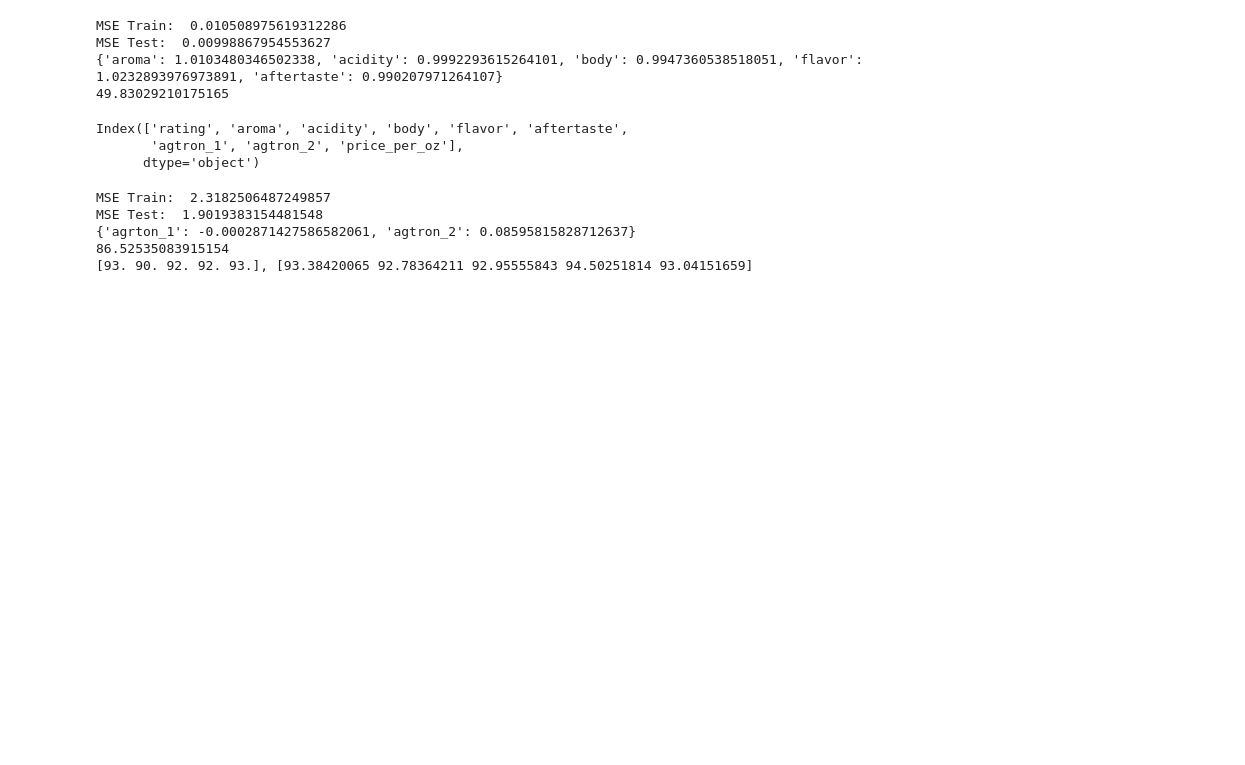
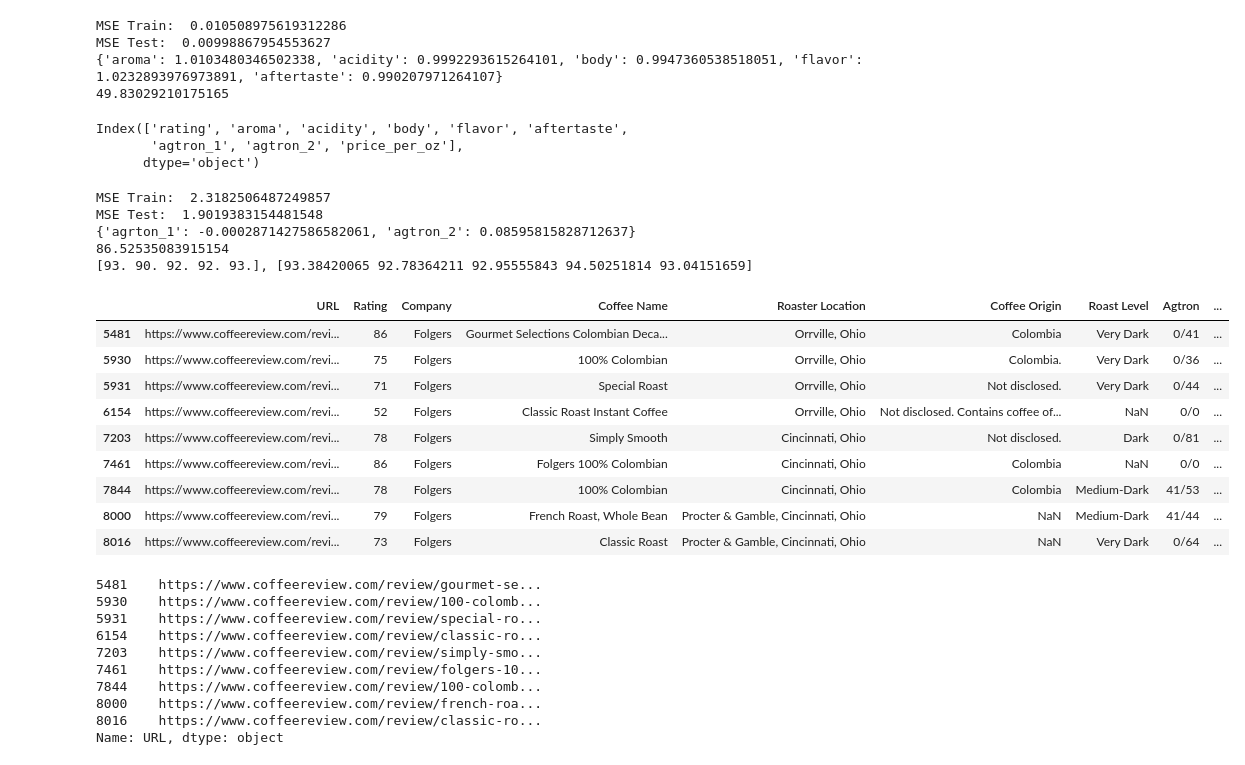
Before and after one commit to jaycob-melton/coffee-rating, a Jupyter notebook: notebooks/eda.ipynb, the cells around one changed output. Cells and saved outputs as stored; diff of their text form; code cells hidden in the pictures; blank space fills up the shorter version.

```diff
--- a/eda.ipynb
+++ b/notebooks/eda.ipynb
@@ -365,3 +807,30 @@ MSE Test:  1.9019383154481548
 {'agrton_1': -0.0002871427586582061, 'agtron_2': 0.08595815828712637}
 86.52535083915154
 [93. 90. 92. 92. 93.], [93.38420065 92.78364211 92.95555843 94.50251814 93.04151659]
+# %%
+import pandas as pd
+
+df = pd.read_csv("reviews_to_2020.csv")
+display(df[df["Company"] == "Folgers"])
+display(df[df["Company"] == "Folgers"]["URL"])
+# %% [output]
+|  | URL | Rating | Company | Coffee Name | Roaster Location | Coffee Origin | Roast Level | Agtron | ... |
+| 5481 | https://www.coffeereview.com/revi... | 86 | Folgers | Gourmet Selections Colombian Deca... | Orrville, Ohio | Colombia | Very Dark | 0/41 | ... |
+| 5930 | https://www.coffeereview.com/revi... | 75 | Folgers | 100% Colombian | Orrville, Ohio | Colombia. | Very Dark | 0/36 | ... |
+| 5931 | https://www.coffeereview.com/revi... | 71 | Folgers | Special Roast | Orrville, Ohio | Not disclosed. | Very Dark | 0/44 | ... |
+| 6154 | https://www.coffeereview.com/revi... | 52 | Folgers | Classic Roast Instant Coffee | Orrville, Ohio | Not disclosed. Contains coffee of... | NaN | 0/0 | ... |
+| 7203 | https://www.coffeereview.com/revi... | 78 | Folgers | Simply Smooth | Cincinnati, Ohio | Not disclosed. | Dark | 0/81 | ... |
+| 7461 | https://www.coffeereview.com/revi... | 86 | Folgers | Folgers 100% Colombian | Cincinnati, Ohio | Colombia | NaN | 0/0 | ... |
+| 7844 | https://www.coffeereview.com/revi... | 78 | Folgers | 100% Colombian | Cincinnati, Ohio | Colombia | Medium-Dark | 41/53 | ... |
+| 8000 | https://www.coffeereview.com/revi... | 79 | Folgers | French Roast, Whole Bean | Procter & Gamble, Cincinnati, Ohio | NaN | Medium-Dark | 41/44 | ... |
+| 8016 | https://www.coffeereview.com/revi... | 73 | Folgers | Classic Roast | Procter & Gamble, Cincinnati, Ohio | NaN | Very Dark | 0/64 | ... |
+5481    https://www.coffeereview.com/review/gourmet-se...
+5930    https://www.coffeereview.com/review/100-colomb...
+5931    https://www.coffeereview.com/review/special-ro...
+6154    https://www.coffeereview.com/review/classic-ro...
+7203    https://www.coffeereview.com/review/simply-smo...
+7461    https://www.coffeereview.com/review/folgers-10...
+7844    https://www.coffeereview.com/review/100-colomb...
+8000    https://www.coffeereview.com/review/french-roa...
+8016    https://www.coffeereview.com/review/classic-ro...
+Name: URL, dtype: object
```
Also changed, not shown: parts of 17 cells of this notebook, 23 other files.
